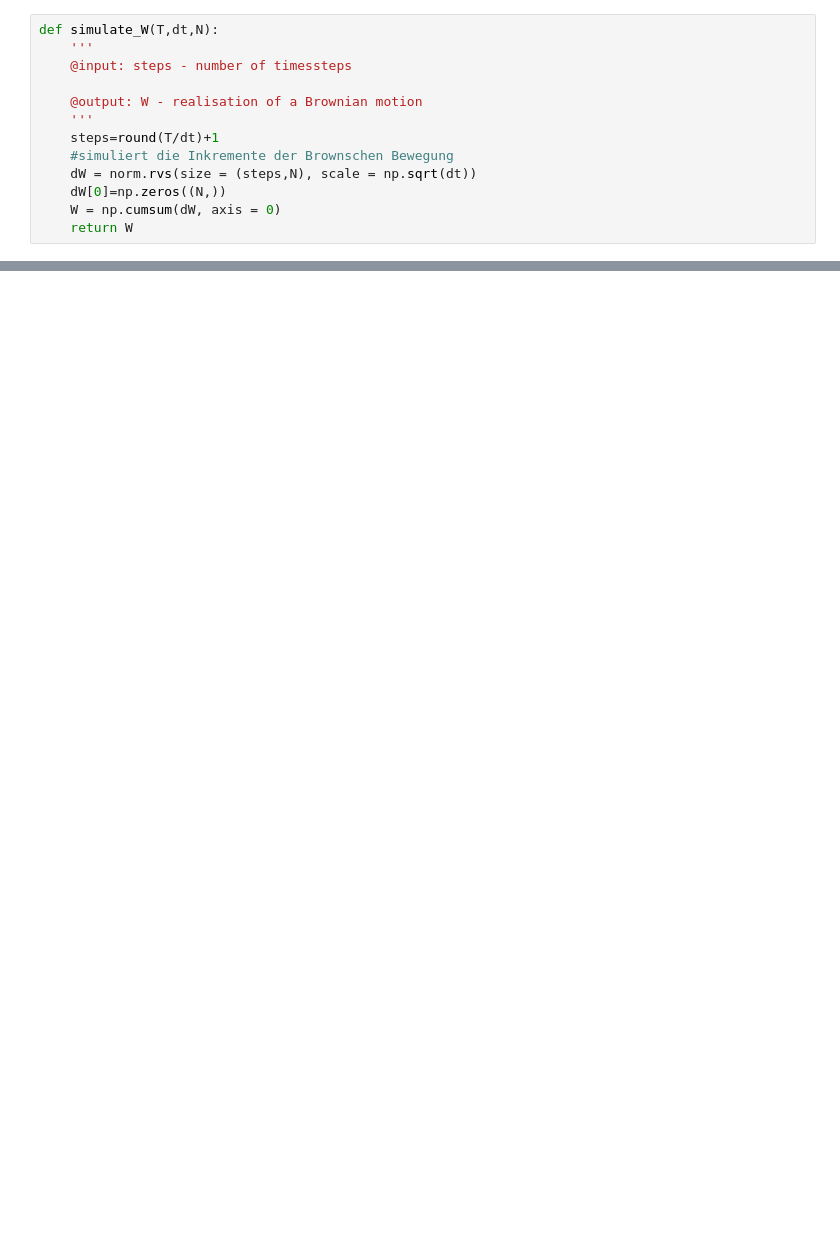
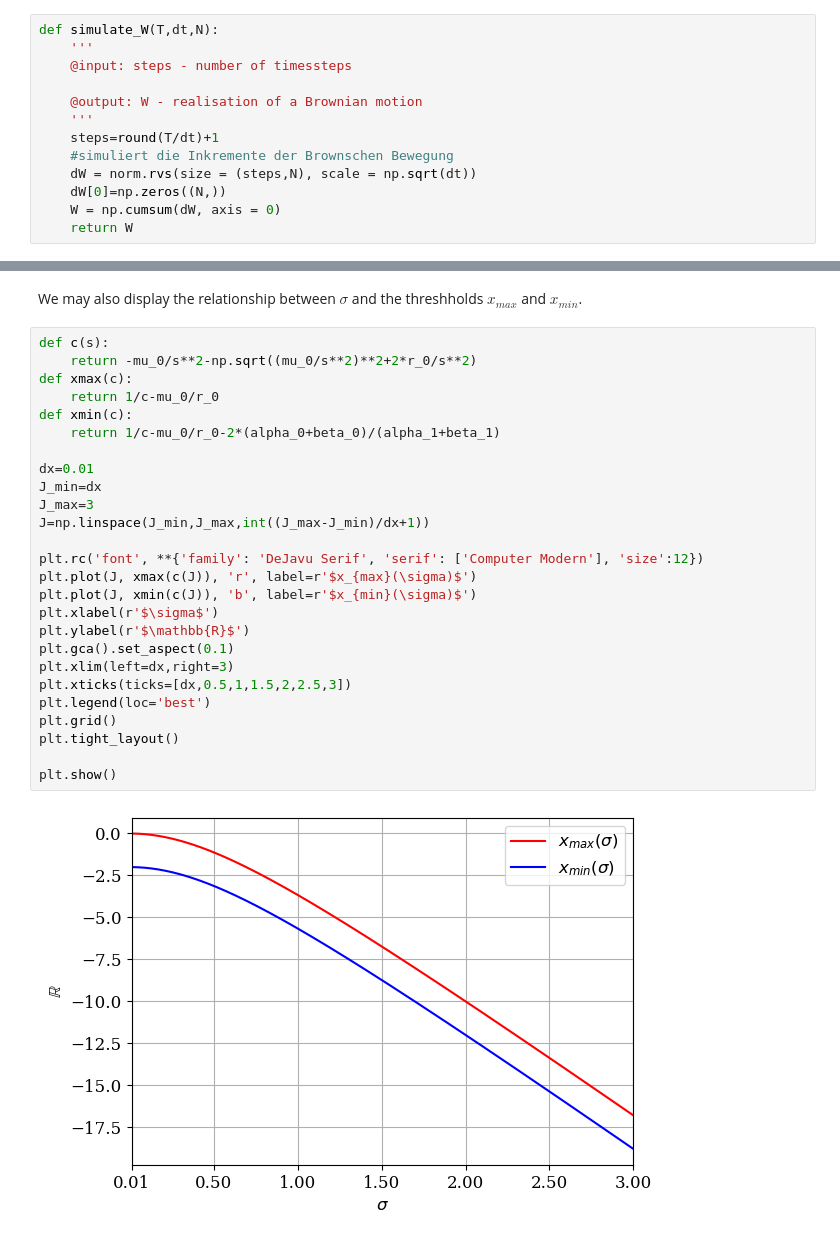
Before and after one commit to johannestrotzke/exit_contract_optimization, a Jupyter notebook: exit_contract_optmization.ipynb, the cells around one changed output, grey strips where cells are left out. Saved outputs shown, nothing was run; the diff lists cells and outputs as text; blank space fills up the shorter version.

```diff
--- a/exit_contract_optmization.ipynb
+++ b/exit_contract_optmization.ipynb
@@ -161,0 +154,30 @@ plt.show()
+# %% [markdown]
+We may also display the relationship between $\sigma$ and the threshholds $x_{max}$ and $x_{min}$.
+# %%
+def c(s):
+    return -mu_0/s**2-np.sqrt((mu_0/s**2)**2+2*r_0/s**2)
+def xmax(c):
+    return 1/c-mu_0/r_0
+def xmin(c):
+    return 1/c-mu_0/r_0-2*(alpha_0+beta_0)/(alpha_1+beta_1)
+
+dx=0.01
+J_min=dx
+J_max=3
+J=np.linspace(J_min,J_max,int((J_max-J_min)/dx+1))
+
+plt.rc('font', **{'family': 'DeJavu Serif', 'serif': ['Computer Modern'], 'size':12})
+plt.plot(J, xmax(c(J)), 'r', label=r'$x_{max}(\sigma)$')
+plt.plot(J, xmin(c(J)), 'b', label=r'$x_{min}(\sigma)$')
+plt.xlabel(r'$\sigma$')
+plt.ylabel(r'$\mathbb{R}$')
+plt.gca().set_aspect(0.1)
+plt.xlim(left=dx,right=3)
+plt.xticks(ticks=[dx,0.5,1,1.5,2,2.5,3])
+plt.legend(loc='best')
+plt.grid()
+plt.tight_layout()
+
+plt.show()
+# %% [output]
+[figure, added]
```
Also changed, not shown: parts of 35 cells of this notebook.
